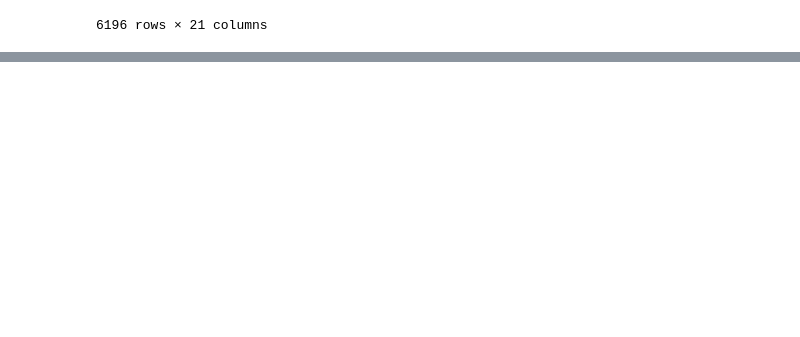
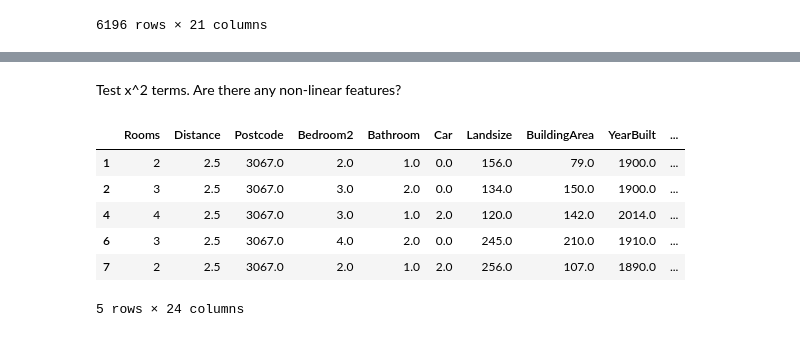
Before and after one commit to smdbz/data-science, a Jupyter notebook: notebooks/05_simplified_prediction.ipynb, the cells around one changed output, grey strips where cells are left out. Cells and saved outputs as stored; diff of their text form; code cells hidden in the pictures; blank space fills up the shorter version.

```diff
--- a/notebooks/05_simplified_prediction.ipynb
+++ b/notebooks/05_simplified_prediction.ipynb
@@ -462,0 +435,23 @@ list(all_combos.loc[all_combos['Score'] == all_combos['Score'].max(), 'Variables
+# %% [markdown]
+Test x^2 terms. Are there any non-linear features?
+# %%
+# Create x^2 features for all numerical features
+# First, identify the numerical columns (excluding Price)
+numerical_cols = unaltered_dataframe.select_dtypes(include=[np.number]).columns.tolist()
+if 'Price' in numerical_cols:
+    numerical_cols.remove('Price')
+
+for col in numerical_cols:
+    unaltered_dataframe[f'{col}^2'] = unaltered_dataframe[col] ** 2
+
+# Also update numeric_features if it was already defined to include these new features
+numeric_features = unaltered_dataframe.drop("Price", axis=1).select_dtypes(include=[np.number])
+numeric_features.head()
+# %% [output]
+|  | Rooms | Distance | Postcode | Bedroom2 | Bathroom | Car | Landsize | BuildingArea | YearBuilt | ... |
+| 1 | 2 | 2.5 | 3067.0 | 2.0 | 1.0 | 0.0 | 156.0 | 79.0 | 1900.0 | ... |
+| 2 | 3 | 2.5 | 3067.0 | 3.0 | 2.0 | 0.0 | 134.0 | 150.0 | 1900.0 | ... |
+| 4 | 4 | 2.5 | 3067.0 | 3.0 | 1.0 | 2.0 | 120.0 | 142.0 | 2014.0 | ... |
+| 6 | 3 | 2.5 | 3067.0 | 4.0 | 2.0 | 0.0 | 245.0 | 210.0 | 1910.0 | ... |
+| 7 | 2 | 2.5 | 3067.0 | 2.0 | 1.0 | 2.0 | 256.0 | 107.0 | 1890.0 | ... |
+5 rows × 24 columns
```
Also changed, not shown: parts of 35 cells of this notebook, 8 other files.
